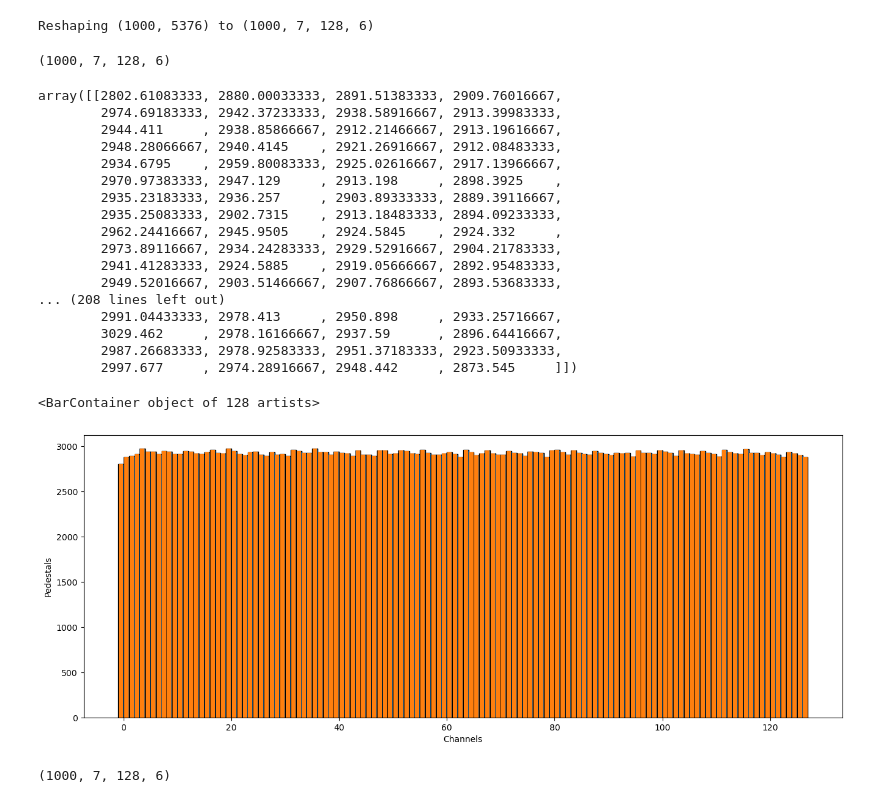
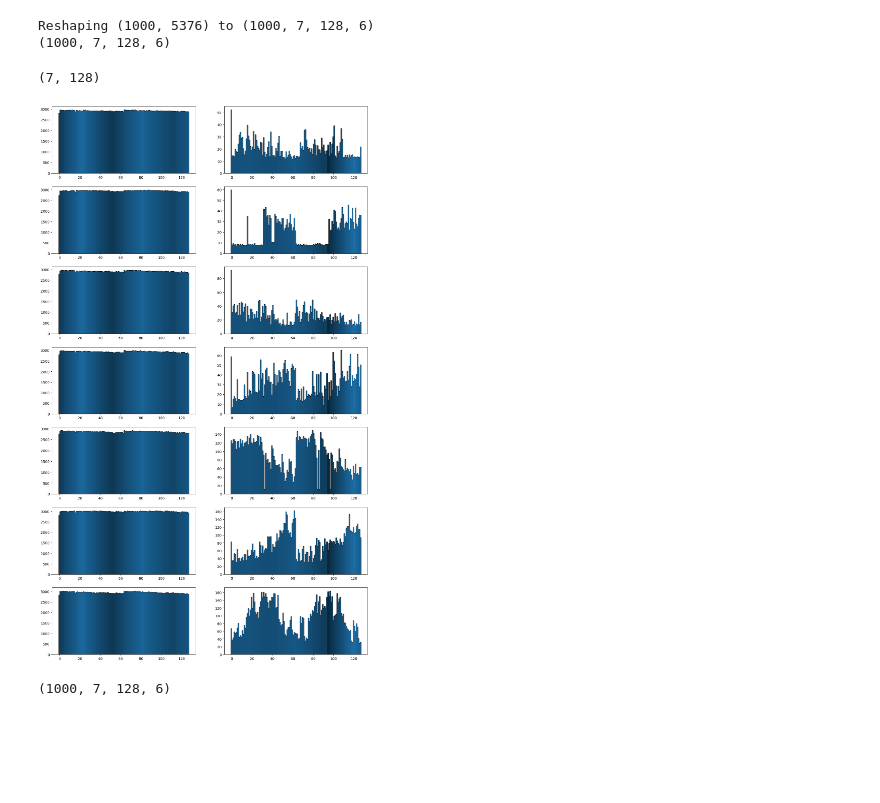
Before and after one commit to JeffersonLab/JANA4ML4FPGA, a Jupyter notebook: python/gemsrs_analysis.ipynb, the cells around one changed output. Cells and saved outputs as stored; diff of their text form; code cells hidden in the pictures; blank space fills up the shorter version.

```diff
--- a/python/gemsrs_analysis.ipynb
+++ b/python/gemsrs_analysis.ipynb
@@ -103,51 +49,53 @@ array([[[ 1,  2,  3],
 # %%
-reshape_tuple = (len(all_samples), num_apvs, num_channels, num_time_bins)
-print(f"Reshaping {np.shape(np.vstack(all_samples))} to {reshape_tuple}")
-channel_data = np.vstack(all_samples).reshape(reshape_tuple)
-channel_data.shape
+# Convert co (events, apvs, channels, time-bins) shape
+reshape_tuple = (len(unsorted_raw_samples), num_apvs, num_channels, num_time_bins)
+print(f"Reshaping {np.shape(np.vstack(unsorted_raw_samples))} to {reshape_tuple}")
+channel_data = np.vstack(unsorted_raw_samples).reshape(reshape_tuple)
+print(channel_data.shape)
+
+# channel_data is of shape (1000, 7, 128, 6), the ch_mapping is (128) w
+# We will sort along the third axis using the indices from ch_mapping
+raw_samples = np.take_along_axis(channel_data, ch_mapping[np.newaxis, np.newaxis, :, np.newaxis], axis=2)
 # %% [output]
 Reshaping (1000, 5376) to (1000, 7, 128, 6)
+(1000, 7, 128, 6)
-(1000, 7, 128, 6)
 # %%
 # Compute the mean over the 0-th and 3-rd axes
-pedestals = np.mean(channel_data, axis=(0, 3))
-pedestals
+pedestals = np.mean(raw_samples, axis=(0, 3))
+# pedestals     # <= uncomment to look exact values
-# %% [output]
-array([[2802.61083333, 2880.00033333, 2891.51383333, 2909.76016667,
-        2974.69183333, 2942.37233333, 2938.58916667, 2913.39983333,
-        2944.411     , 2938.85866667, 2912.21466667, 2913.19616667,
-        2948.28066667, 2940.4145    , 2921.26916667, 2912.08483333,
-        2934.6795    , 2959.80083333, 2925.02616667, 2917.13966667,
-        2970.97383333, 2947.129     , 2913.198     , 2898.3925    ,
-        2935.23183333, 2936.257     , 2903.89333333, 2889.39116667,
-        2935.25083333, 2902.7315    , 2913.18483333, 2894.09233333,
-        2962.24416667, 2945.9505    , 2924.5845    , 2924.332     ,
-        2973.89116667, 2934.24283333, 2929.52916667, 2904.21783333,
-        2941.41283333, 2924.5885    , 2919.05666667, 2892.95483333,
-        2949.52016667, 2903.51466667, 2907.76866667, 2893.53683333,
-... (208 lines left out)
-        2991.04433333, 2978.413     , 2950.898     , 2933.25716667,
-        3029.462     , 2978.16166667, 2937.59      , 2896.64416667,
-        2987.26683333, 2978.92583333, 2951.37183333, 2923.50933333,
-        2997.677     , 2974.28916667, 2948.442     , 2873.545     ]])
+# %%
+# Subtract pedestals
+samples = raw_samples - pedestals[np.newaxis, :, :, np.newaxis]
+# samples[0][0]
+# %%
+noises = np.std(samples, axis=(0, 3))
+noises.shape
+# %% [output]
+(7, 128)
 # %%
 # Generate x values
-x_values = np.arange(128) - 0.5
 
 # Create the figure and axes objects
-fig, ax = plt.subplots(figsize=(16, 6))  # You can specify your figure size here
+_, apv_axes = plt.subplots(num_apvs, 2, figsize=(16, 4*num_apvs))  # You can specify your figure size here
 
-# Create the bar plot on the axes object
-ax.bar(x_values, pedestals[0], width=1.0, edgecolor='black')
+for i_apv, axes in enumerate(apv_axes):
+    # print(axes, ch_bar_centers.shape, pedestals[i_apv].shape, noises[i_apv].shape)
+    axes[0].bar(ch_bar_centers, pedestals[i_apv], width=1.0, edgecolor='black')
+    axes[1].bar(ch_bar_centers, noises[i_apv], width=1.0, edgecolor='black')
 
-# Set axis titles
-ax.set_xlabel('Channels')
-ax.set_ylabel('Pedestals')
-
-plt.bar(np.arange(128) - 0.5, pedestals[0])#, where='post')
+#     ax.bar(ch_bar_centers, pedestals[i], width=1)
+#
+# # Create the figure and axes objects
+# _, ax = plt.subplots(figsize=(16, 6))  # You can specify your figure size here
+#
+# # Create the bar plot on the axes object
+# ax.bar(x_values, pedestals[0], width=1.0, edgecolor='black')
+#
+# # Set axis titles
+# ax.set_xlabel('Channels')
+# ax.set_ylabel('Pedestals')
 # %% [output]
-<BarContainer object of 128 artists>
-[figure, old version]
+[figure, new version]
 # %%
 
 # Reshape mean_array for broadcasting
```
Also changed, not shown: parts of 13 cells of this notebook, 1 other file.
